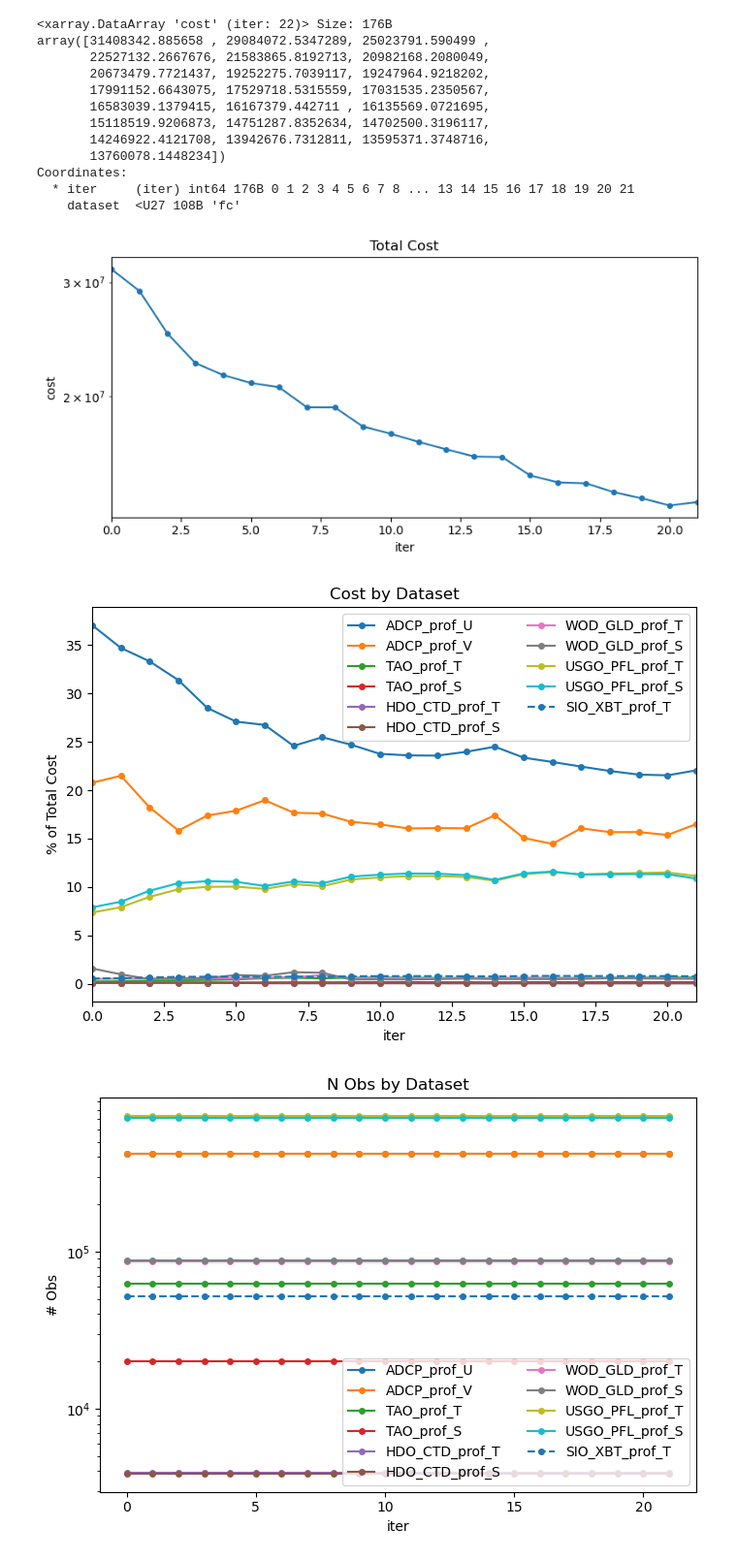
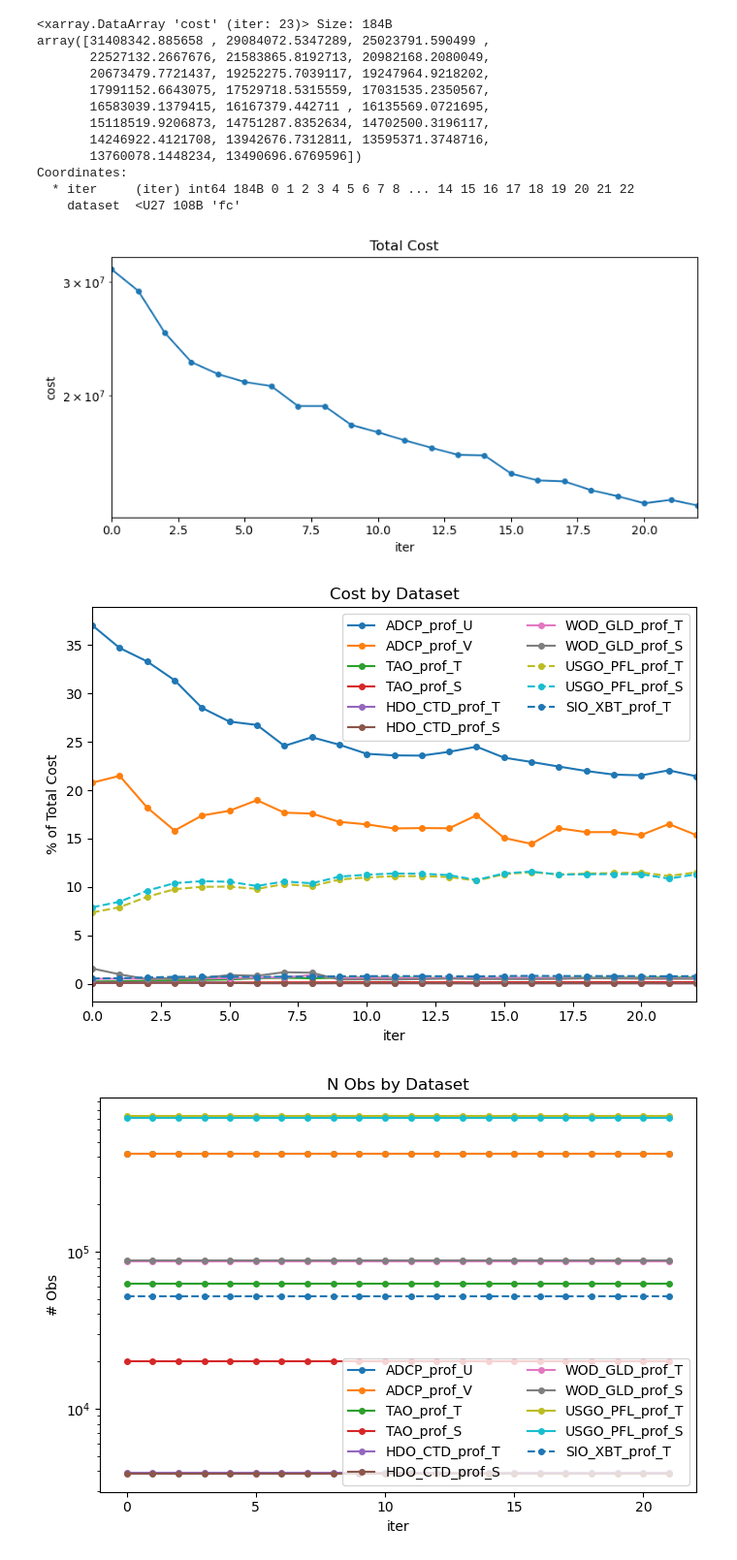
Before and after one commit to eldavenport/TPOSE6_VelocityAssim, a Jupyter notebook: cost_function/cost_by_iter.ipynb, the cells around one changed output. Shown at 97% size. Drawn from its saved outputs; the diff is of its cells as text; code cells hidden in the pictures.

```diff
--- a/cost_function/cost_by_iter.ipynb
+++ b/cost_function/cost_by_iter.ipynb
@@ -6,11 +6,11 @@ import numpy as np
 import mitgcm_assim.cost as cost
 
 # Read all costfunction* files in current directory
-ds = cost.read_costfunction('/data/SO3/edavenport/tpose6/sep2012/run_ad/')
+ds = cost.read_costfunction('/data/SO3/edavenport/tpose6/sep2012/velocity_assim/run_ad/')
 # %%
 ds.cost.sel(dataset='fc')
 # %% [output]
-<xarray.DataArray 'cost' (iter: 22)> Size: 176B
+<xarray.DataArray 'cost' (iter: 23)> Size: 184B
 array([31408342.885658 , 29084072.5347289, 25023791.590499 ,
        22527132.2667676, 21583865.8192713, 20982168.2080049,
        20673479.7721437, 19252275.7039117, 19247964.9218202,
@@ -18,9 +18,9 @@ array([31408342.885658 , 29084072.5347289, 25023791.590499 ,
        16583039.1379415, 16167379.442711 , 16135569.0721695,
        15118519.9206873, 14751287.8352634, 14702500.3196117,
        14246922.4121708, 13942676.7312811, 13595371.3748716,
-       13760078.1448234])
+       13760078.1448234, 13490696.6769596])
 Coordinates:
-  * iter     (iter) int64 176B 0 1 2 3 4 5 6 7 8 ... 13 14 15 16 17 18 19 20 21
+  * iter     (iter) int64 184B 0 1 2 3 4 5 6 7 8 ... 14 15 16 17 18 19 20 21 22
     dataset  <U27 108B 'fc'
 # %%
 fig, ax = plt.subplots(figsize=(8, 4))
@@ -31,28 +31,30 @@ ax.set_xlim(0,ds.iter.max())
 plt.tight_layout()
 fig.savefig('cost_function/total_cost.png')
 # %% [output]
-[figure, old version]
+[figure, new version]
 # %%
 fig, ax = plt.subplots(figsize=(7, 5))
 (ds.cost.sel(dataset='TAO_WO_2012_ADCP_prof_U')/ds.cost.sel(dataset='fc')*100).plot(ax=ax,label='ADCP_prof_U',marker='o',markersize=4)
 (ds.cost.sel(dataset='TAO_WO_2012_ADCP_prof_V')/ds.cost.sel(dataset='fc')*100).plot(ax=ax,label='ADCP_prof_V',marker='o',markersize=4)
+# (ds.cost.sel(dataset='TAO_WO_2012_CUR_prof_U')/ds.cost.sel(dataset='fc')*100).plot(ax=ax,label='CUR_prof_U',marker='o',markersize=4)
+# (ds.cost.sel(dataset='TAO_WO_2012_CUR_prof_V')/ds.cost.sel(dataset='fc')*100).plot(ax=ax,label='CUR_prof_V',marker='o',markersize=4)
 (ds.cost.sel(dataset='NODC_TP_2012_MRB_w_prof_T')/ds.cost.sel(dataset='fc')*100).plot(ax=ax,label='TAO_prof_T',marker='o',markersize=4)
 (ds.cost.sel(dataset='NODC_TP_2012_MRB_w_prof_S')/ds.cost.sel(dataset='fc')*100).plot(ax=ax,label='TAO_prof_S',marker='o',markersize=4)
 (ds.cost.sel(dataset='HDO_TP_2012_CTD_w_prof_T')/ds.cost.sel(dataset='fc')*100).plot(ax=ax,label='HDO_CTD_prof_T',marker='o',markersize=4)
 (ds.cost.sel(dataset='HDO_TP_2012_CTD_w_prof_S')/ds.cost.sel(dataset='fc')*100).plot(ax=ax,label='HDO_CTD_prof_S',marker='o',markersize=4)
 (ds.cost.sel(dataset='WOD_TP_2012_GLD_w_prof_T')/ds.cost.sel(dataset='fc')*100).plot(ax=ax,label='WOD_GLD_prof_T',marker='o',markersize=4)
 (ds.cost.sel(dataset='WOD_TP_2012_GLD_w_prof_S')/ds.cost.sel(dataset='fc')*100).plot(ax=ax,label='WOD_GLD_prof_S',marker='o',markersize=4)
-(ds.cost.sel(dataset='USGO_TP_2012_PFL_D_w_prof_T')/ds.cost.sel(dataset='fc')*100).plot(ax=ax,label='USGO_PFL_prof_T',marker='o',markersize=4)
-(ds.cost.sel(dataset='USGO_TP_2012_PFL_D_w_prof_S')/ds.cost.sel(dataset='fc')*100).plot(ax=ax,label='USGO_PFL_prof_S',marker='o',markersize=4)
+(ds.cost.sel(dataset='USGO_TP_2012_PFL_D_w_prof_T')/ds.cost.sel(dataset='fc')*100).plot(ax=ax,label='USGO_PFL_prof_T',linestyle='--',marker='o',markersize=4)
+(ds.cost.sel(dataset='USGO_TP_2012_PFL_D_w_prof_S')/ds.cost.sel(dataset='fc')*100).plot(ax=ax,label='USGO_PFL_prof_S',linestyle='--',marker='o',markersize=4)
 (ds.cost.sel(dataset='SIO_TP_2012_XBT_w_prof_T')/ds.cost.sel(dataset='fc')*100).plot(ax=ax,label='SIO_XBT_prof_T',linestyle='--',marker='o',markersize=4)
 ax.set_title('Cost by Dataset')
 ax.set_ylabel('% of Total Cost')
 ax.legend(ncol=2)
 ax.set_xlim(0,ds.iter.max())
 plt.tight_layout()
-fig.savefig('cost_function/TAO_mooring_cost_relative.png')
+fig.savefig('cost_function/cost_relative.png')
 # %% [output]
-[figure, old version]
+[figure, new version]
 # %%
 fig, ax = plt.subplots(figsize=(7, 5))
 (ds.n_obs.sel(dataset='TAO_WO_2012_ADCP_prof_U')).plot(ax=ax,label='ADCP_prof_U',marker='o',markersize=4)
```
Also changed, not shown: parts of 6 cells of this notebook, 20 other files.
